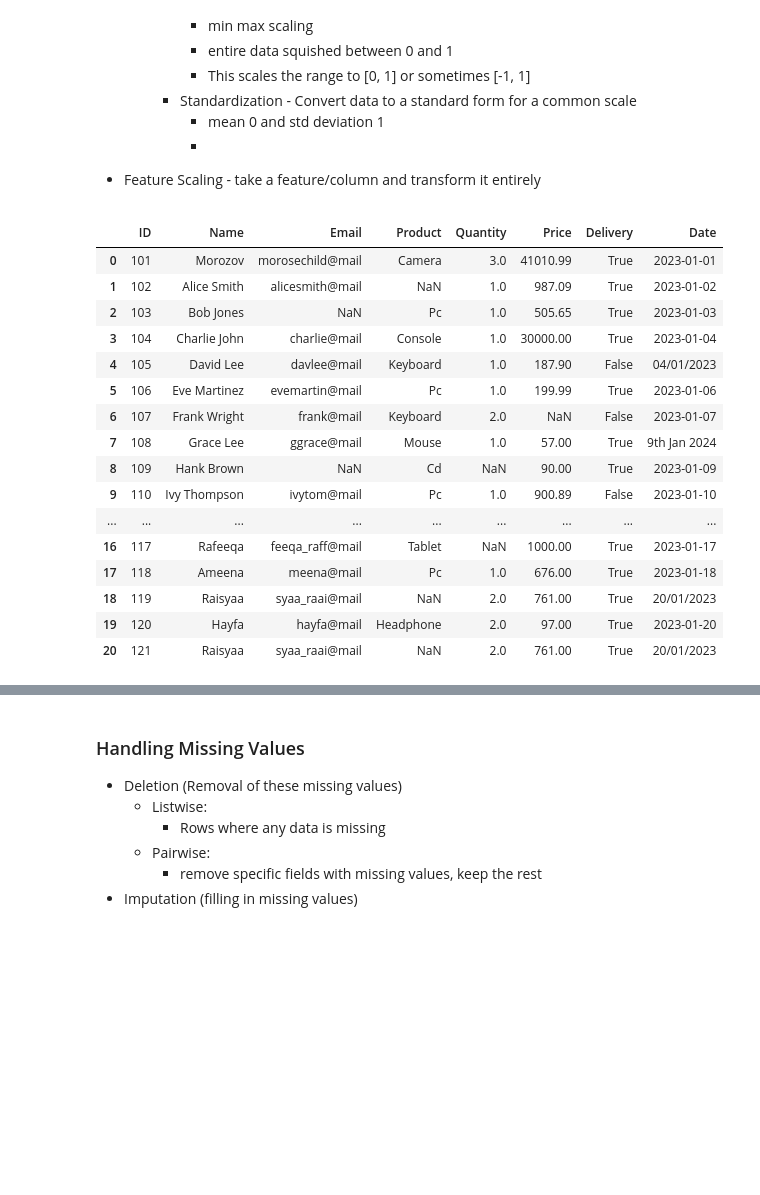
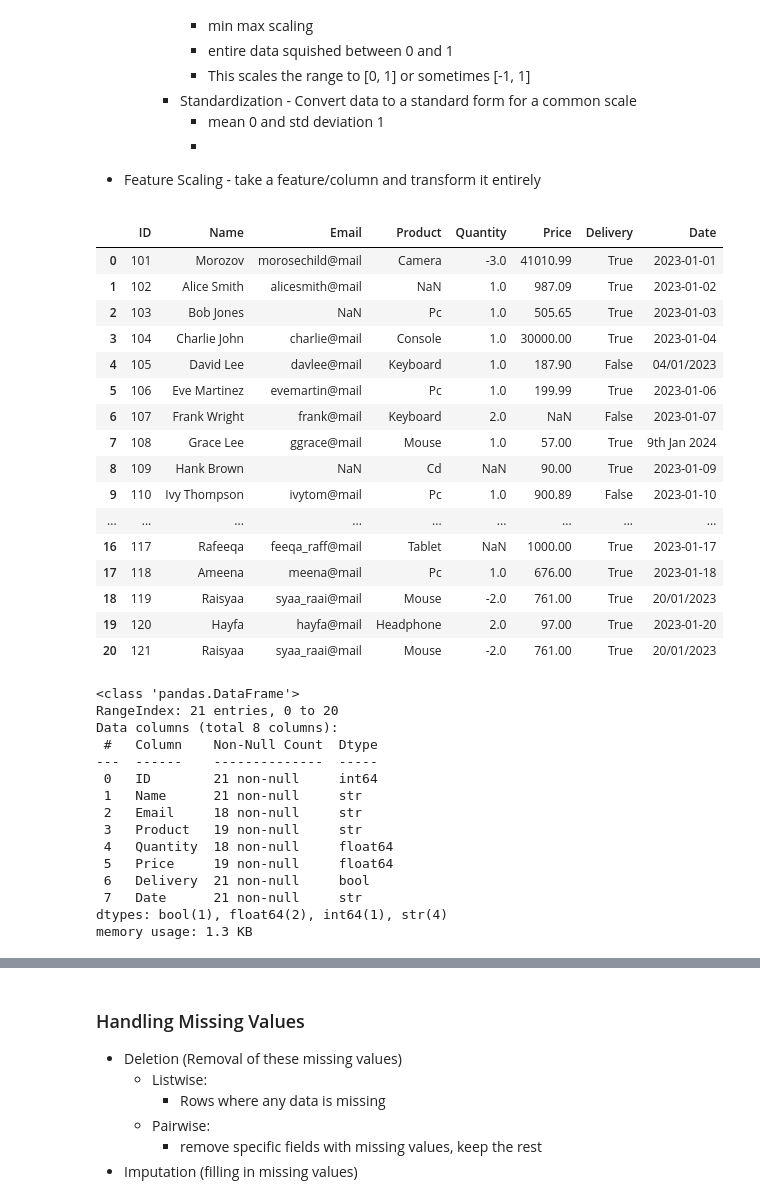
Before and after one commit to lyanjnizam/Daily-Practice, a Jupyter notebook: Day 15 - Data Cleaning/Data Cleaning 1 - NaN Values .ipynb, the cells around one changed output, grey strips where cells are left out. Cells and saved outputs as stored; diff of their text form; code cells hidden in the pictures; blank space fills up the shorter version.

```diff
--- a/Day 15 - Data Cleaning/Data Cleaning 1 - NaN Values .ipynb
+++ b/Day 15 - Data Cleaning/Data Cleaning 1 - NaN Values .ipynb
@@ -27,23 +27,24 @@
 # %%
 import numpy as np
 import pandas as pd
 
 data = {
     'ID': [x + 100 for x in range(1, 22)],
     'Name': ['Morozov', 'Alice Smith', 'Bob Jones', 'Charlie John', 'David Lee', 'Eve Martinez', 'Frank Wright', 'Grace Lee', 'Hank Brown', 'Ivy Thompson', 'Jack Davis', 'Athalia', 'Amanda', 'Jacquelina', 'Raphael', 'Rosa Linda', 'Rafeeqa', 'Ameena', 'Raisyaa', 'Hayfa', 'Raisyaa'],
     'Email': ['morosechild@mail', 'alicesmith@mail', None, 'charlie@mail', 'davlee@mail', 'evemartin@mail', 'frank@mail', 'ggrace@mail', None, 'ivytom@mail', 'dav_jac@mail', 'athalia@mail', 'aman_da@mail', 'jac_q@mail', 'Ralph_ael@mail', None, 'feeqa_raff@mail', 'meena@mail', 'syaa_raai@mail', 'hayfa@mail', 'syaa_raai@mail'],
-    'Product': ['Camera', None, 'Pc', 'Console', 'Keyboard', 'Pc', 'Keyboard', 'Mouse', 'Cd', 'Pc', 'Headphone', 'Keyboard', None, 'Mouse', 'Pc', 'Smartwatch', 'Tablet', 'Pc', None, 'Headphone', None],
-    'Quantity': [3, 1, 1, 1, 1, 1, 2, 1, None, 1, 3, None, 1, 1, 2, 1, None, 1, 2, 2, 2],
+    'Product': ['Camera', None, 'Pc', 'Console', 'Keyboard', 'Pc', 'Keyboard', 'Mouse', 'Cd', 'Pc', 'Headphone', 'Keyboard', None, 'Mouse', 'Pc', 'Smartwatch', 'Tablet', 'Pc', 'Mouse', 'Headphone', 'Mouse'],
+    'Quantity': [-3, 1, 1, 1, 1, 1, 2, 1, None, 1, 3, None, 1, 1, 2, 1, None, 1, -2, 2, -2],
     'Price': [41010.99, 987.09, 505.65, 30000.00, 187.90, 199.99, None, 57.00, 90.00, 900.89, 503.77, None, 209.00, 244.56, 99.08, 800.00, 1000.00, 676.00, 761.00, 97.00, 761.00],
     'Delivery': [True, True, True, True, False, True, False, True, True, False, True, False, False, False, False, False, True, True, True, True, True],
     'Date': ['2023-01-01', '2023-01-02', '2023-01-03', '2023-01-04', '04/01/2023', '2023-01-06', '2023-01-07', '9th Jan 2024', '2023-01-09', '2023-01-10', '2023-01-11', '2023-01-12', '2023-01-13', '2023-01-14', '2023-01-15', '2023-01-16', '2023-01-17', '2023-01-18', '20/01/2023', '2023-01-20', '20/01/2023']
 }
 
 df = pd.DataFrame(data)
-df
+display(df)
+df.info()
 # %% [output]
 |  | ID | Name | Email | Product | Quantity | Price | Delivery | Date |
-| 0 | 101 | Morozov | morosechild@mail | Camera | 3.0 | 41010.99 | True | 2023-01-01 |
+| 0 | 101 | Morozov | morosechild@mail | Camera | -3.0 | 41010.99 | True | 2023-01-01 |
 | 1 | 102 | Alice Smith | alicesmith@mail | NaN | 1.0 | 987.09 | True | 2023-01-02 |
 | 2 | 103 | Bob Jones | NaN | Pc | 1.0 | 505.65 | True | 2023-01-03 |
 | 3 | 104 | Charlie John | charlie@mail | Console | 1.0 | 30000.00 | True | 2023-01-04 |
@@ -56,7 +57,22 @@ df
 | ... | ... | ... | ... | ... | ... | ... | ... | ... |
 | 16 | 117 | Rafeeqa | feeqa_raff@mail | Tablet | NaN | 1000.00 | True | 2023-01-17 |
 | 17 | 118 | Ameena | meena@mail | Pc | 1.0 | 676.00 | True | 2023-01-18 |
-| 18 | 119 | Raisyaa | syaa_raai@mail | NaN | 2.0 | 761.00 | True | 20/01/2023 |
+| 18 | 119 | Raisyaa | syaa_raai@mail | Mouse | -2.0 | 761.00 | True | 20/01/2023 |
 | 19 | 120 | Hayfa | hayfa@mail | Headphone | 2.0 | 97.00 | True | 2023-01-20 |
-| 20 | 121 | Raisyaa | syaa_raai@mail | NaN | 2.0 | 761.00 | True | 20/01/2023 |
+| 20 | 121 | Raisyaa | syaa_raai@mail | Mouse | -2.0 | 761.00 | True | 20/01/2023 |
+<class 'pandas.DataFrame'>
+RangeIndex: 21 entries, 0 to 20
+Data columns (total 8 columns):
+ #   Column    Non-Null Count  Dtype
+---  ------    --------------  -----
+ 0   ID        21 non-null     int64
+ 1   Name      21 non-null     str
+ 2   Email     18 non-null     str
+ 3   Product   19 non-null     str
+ 4   Quantity  18 non-null     float64
+ 5   Price     19 non-null     float64
+ 6   Delivery  21 non-null     bool
+ 7   Date      21 non-null     str
+dtypes: bool(1), float64(2), int64(1), str(4)
+memory usage: 1.3 KB
 # %%
```
Also changed, not shown: parts of 12 cells of this notebook, 2 other files.
